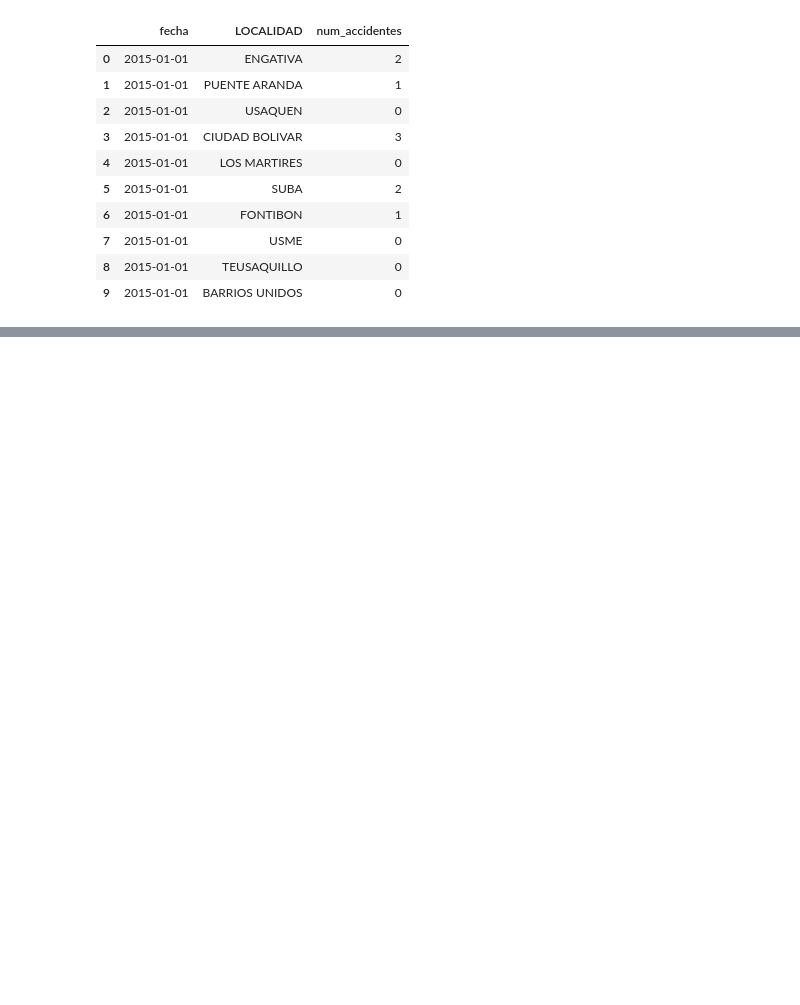
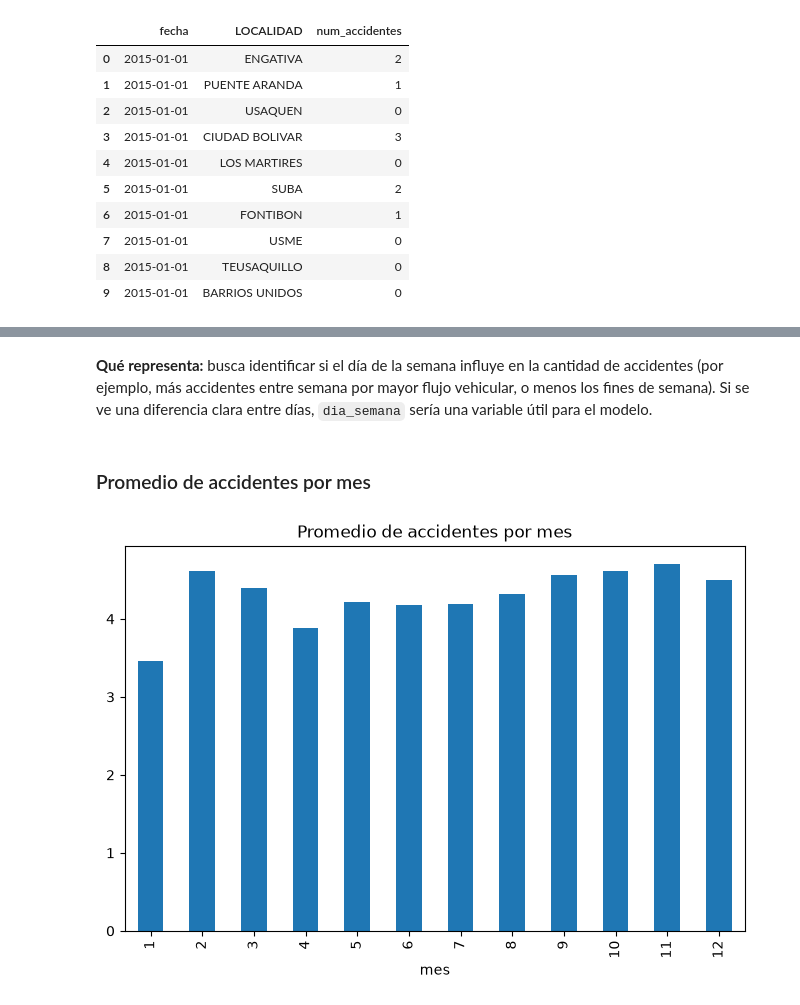
Before and after one commit to jampier-santiago/Regresion_lineal, a Jupyter notebook: notebooks/02_agregacion_features.ipynb, the cells around one changed output, grey strips where cells are left out. Cells and saved outputs as stored; diff of their text form; code cells hidden in the pictures; blank space fills up the shorter version.

```diff
--- a/notebooks/02_agregacion_features.ipynb
+++ b/notebooks/02_agregacion_features.ipynb
@@ -88,0 +132,10 @@ all_registers.head(10)
+# %% [markdown]
+**Qué representa:** busca identificar si el día de la semana influye en la cantidad de accidentes (por ejemplo, más accidentes entre semana por mayor flujo vehicular, o menos los fines de semana). Si se ve una diferencia clara entre días, `dia_semana` sería una variable útil para el modelo.
+# %% [markdown]
+### Promedio de accidentes por mes
+# %%
+all_registers.groupby('mes')['num_accidentes'].mean().plot(kind='bar', figsize=(8,5))
+plt.title('Promedio de accidentes por mes')
+plt.show()
+# %% [output]
+[figure, added]
```
Also changed, not shown: parts of 17 cells of this notebook, 13 other files.
